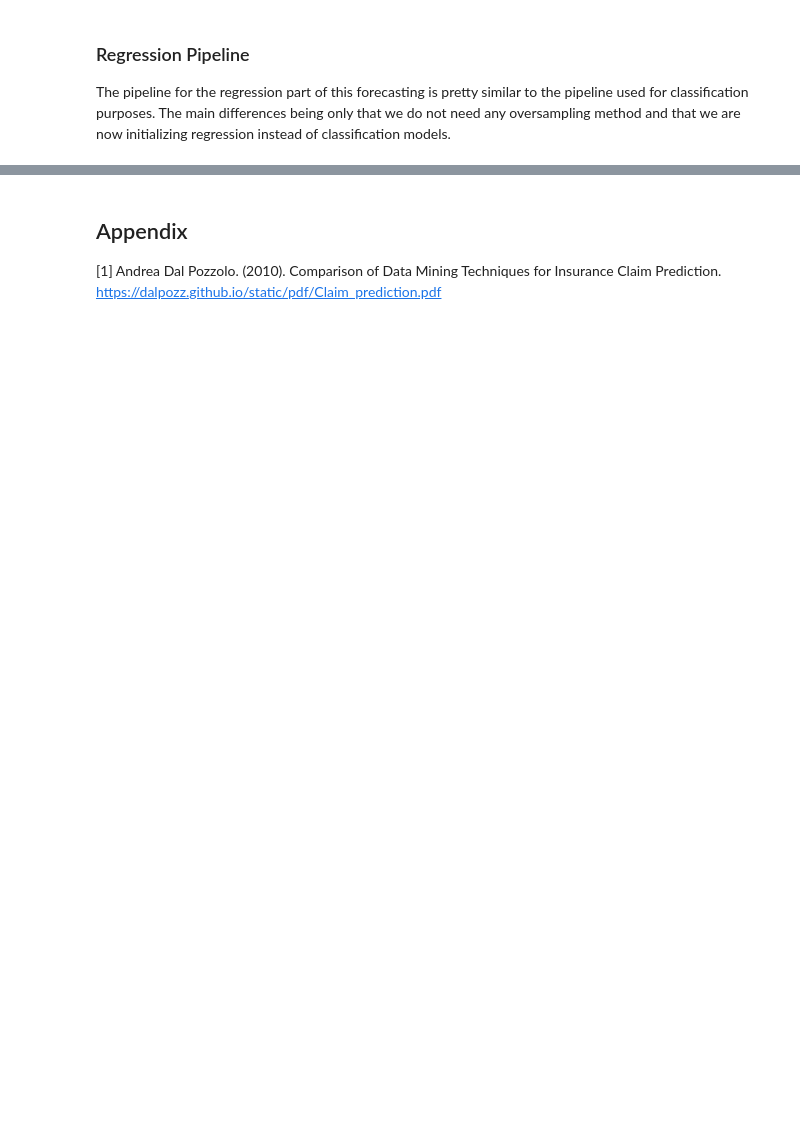
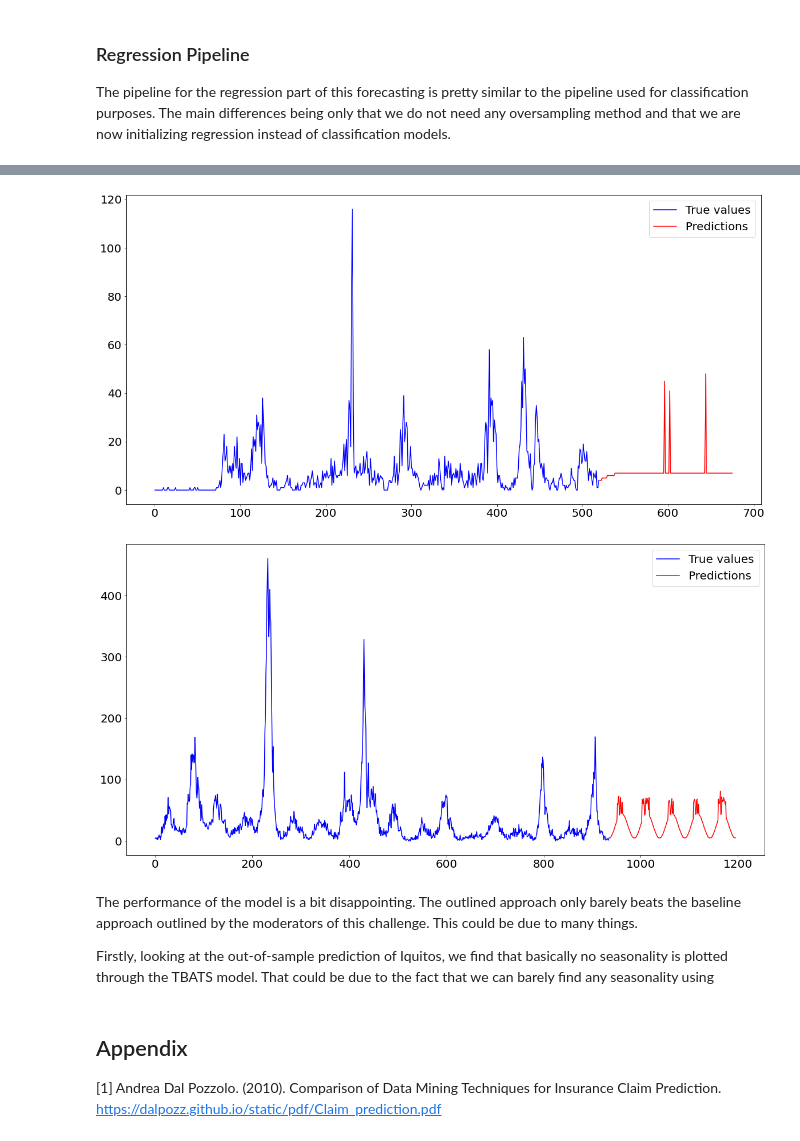
Before and after one commit to data4help/dengai_ensemble, a Jupyter notebook: notebooks/2021-03-09-DengAI2-Second-Attempt-Forecasting.ipynb, the cells around one changed output, grey strips where cells are left out. Drawn from its saved outputs; the diff is of its cells as text; code cells hidden in the pictures; blank space fills up the shorter version.

```diff
--- a/notebooks/2021-03-09-DengAI2-Second-Attempt-Forecasting.ipynb
+++ b/notebooks/2021-03-09-DengAI2-Second-Attempt-Forecasting.ipynb
@@ -367,3 +402,15 @@ After submitting our predictions...
+# %%
+for city in test_pred_results.keys():
+    y_pred = test_pred_results[city].copy()
+    plot_total(y_pred, city)
+save_prediction_results(test_pred_results)
+# %% [output]
+[figure, added]
+[figure, added]
+# %% [markdown]
+The performance of the model is a bit disappointing. The outlined approach only barely beats the baseline approach outlined by the moderators of this challenge. This could be due to many things.
+
+Firstly, looking at the out-of-sample prediction of Iquitos, we find that basically no seasonality is plotted through the TBATS model. That could be due to the fact that we can barely find any seasonality using
 # %% [markdown]
 ## Appendix
 
```
Also changed, not shown: parts of 27 cells of this notebook, 30 other files.
